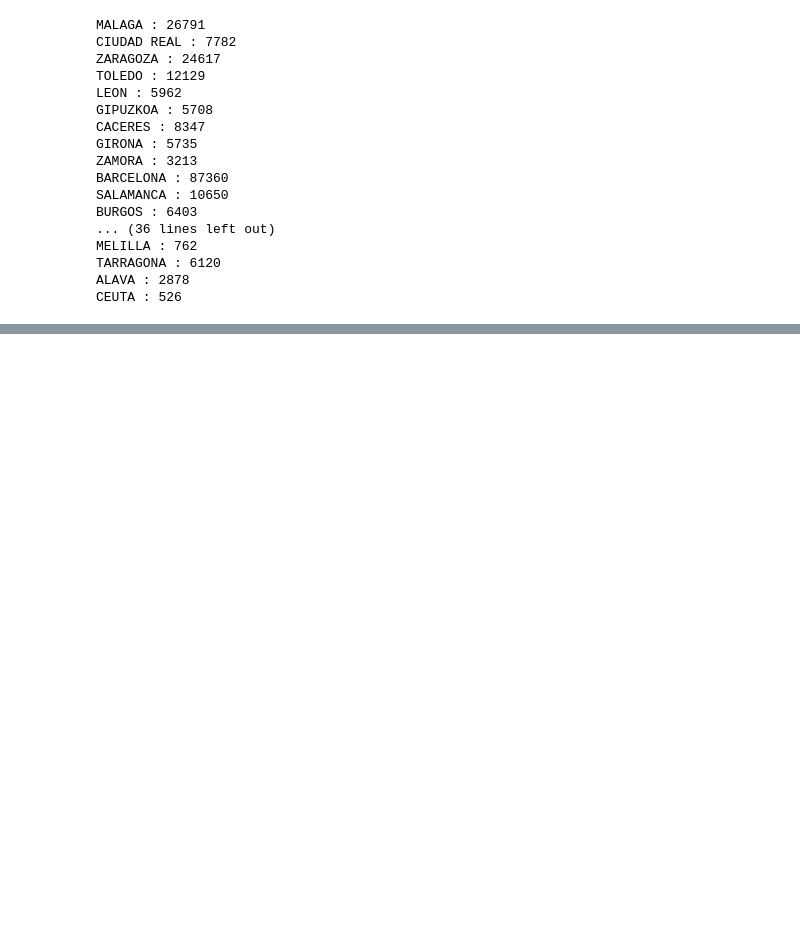
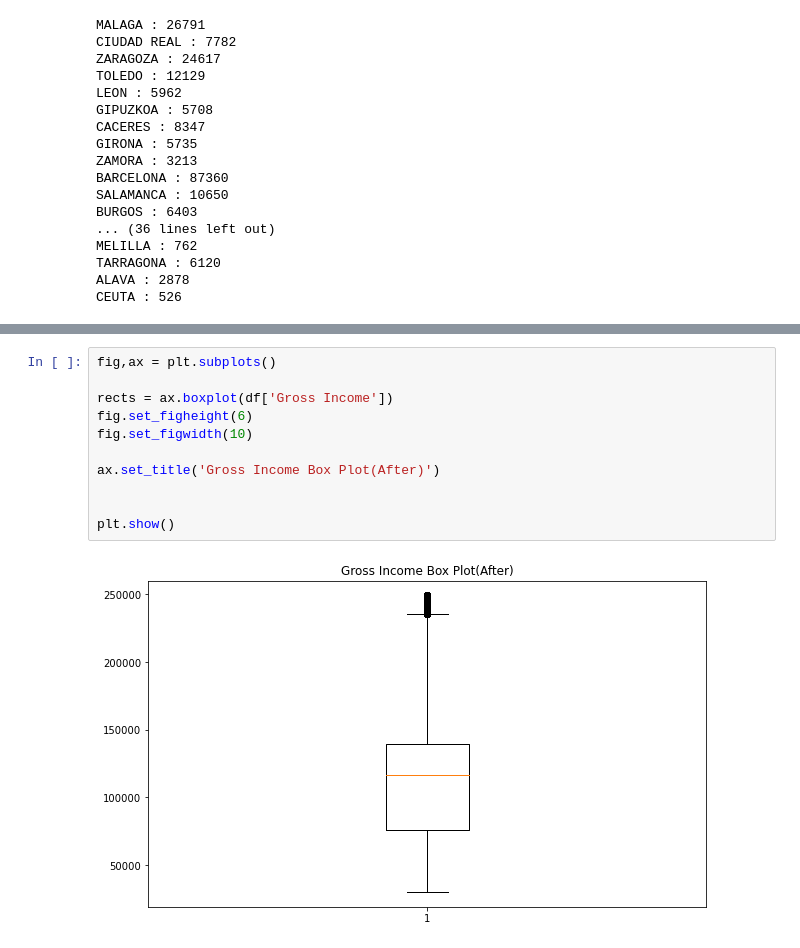
Before and after one commit to uthej12/Customer_Segmentation, a Jupyter notebook: EDA.ipynb, the cells around one changed output, grey strips where cells are left out. Drawn from its saved outputs; the diff is of its cells as text; blank space fills up the shorter version.

```diff
--- a/EDA.ipynb
+++ b/EDA.ipynb
@@ -259,0 +286,13 @@ CEUTA : 526
+# %%
+fig,ax = plt.subplots()
+
+rects = ax.boxplot(df['Gross Income'])
+fig.set_figheight(6)
+fig.set_figwidth(10)
+
+ax.set_title('Gross Income Box Plot(After)')
+
+
+plt.show()
+# %% [output]
+[figure, added]
```
Also changed, not shown: parts of 17 cells of this notebook, 3 other files.
